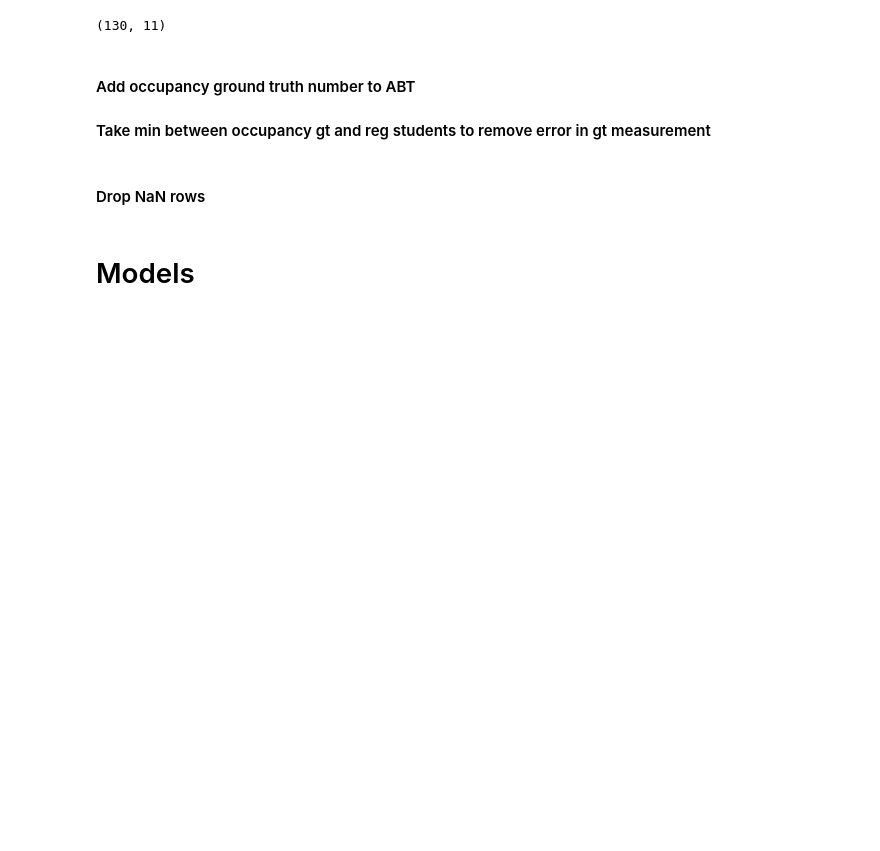
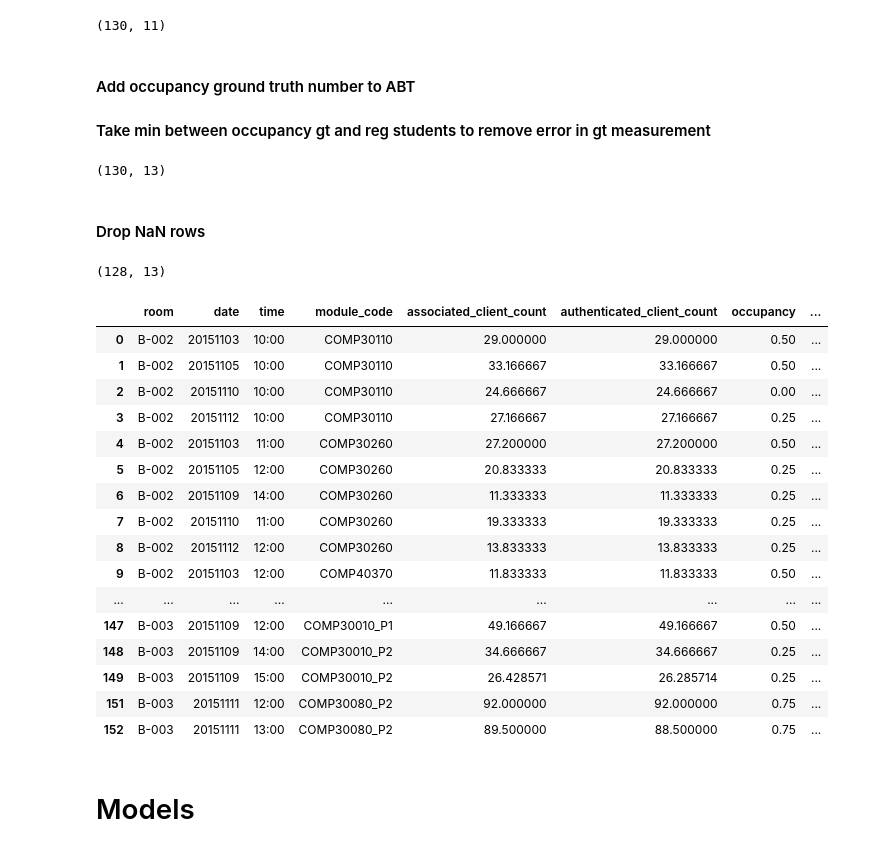
Before and after one commit to ConorSheehan1/ReSTimator_Team1100, a Jupyter notebook: app/project/Data_Ana_v2.ipynb, the cells around one changed output. Saved outputs shown, nothing was run; the diff lists cells and outputs as text; code cells hidden in the pictures; blank space fills up the shorter version.

```diff
--- a/app/project/Data_Ana_v2.ipynb
+++ b/app/project/Data_Ana_v2.ipynb
@@ -113,10 +111,36 @@ print(df_abt.shape)
 # %%
 df_abt["occupancy_number"] = df_abt["occupancy"] * df_abt["capacity"]
 df_abt["min_occ_reg"] = df_abt.loc[:, ['occupancy_number', 'reg_students']].min(axis=1)
+print(df_abt.shape)
+# %% [output]
+(130, 13)
 # %% [markdown]
 #### Drop NaN rows
 # %%
 df_abt = df_abt.dropna()
+print(df_abt.shape)
+# %% [output]
+(128, 13)
+# %%
+df_abt
+# %% [output]
+|  | room | date | time | module_code | associated_client_count | authenticated_client_count | occupancy | ... |
+| 0 | B-002 | 20151103 | 10:00 | COMP30110 | 29.000000 | 29.000000 | 0.50 | ... |
+| 1 | B-002 | 20151105 | 10:00 | COMP30110 | 33.166667 | 33.166667 | 0.50 | ... |
+| 2 | B-002 | 20151110 | 10:00 | COMP30110 | 24.666667 | 24.666667 | 0.00 | ... |
+| 3 | B-002 | 20151112 | 10:00 | COMP30110 | 27.166667 | 27.166667 | 0.25 | ... |
+| 4 | B-002 | 20151103 | 11:00 | COMP30260 | 27.200000 | 27.200000 | 0.50 | ... |
+| 5 | B-002 | 20151105 | 12:00 | COMP30260 | 20.833333 | 20.833333 | 0.25 | ... |
+| 6 | B-002 | 20151109 | 14:00 | COMP30260 | 11.333333 | 11.333333 | 0.25 | ... |
+| 7 | B-002 | 20151110 | 11:00 | COMP30260 | 19.333333 | 19.333333 | 0.25 | ... |
+| 8 | B-002 | 20151112 | 12:00 | COMP30260 | 13.833333 | 13.833333 | 0.25 | ... |
+| 9 | B-002 | 20151103 | 12:00 | COMP40370 | 11.833333 | 11.833333 | 0.50 | ... |
+| ... | ... | ... | ... | ... | ... | ... | ... | ... |
+| 147 | B-003 | 20151109 | 12:00 | COMP30010_P1 | 49.166667 | 49.166667 | 0.50 | ... |
+| 148 | B-003 | 20151109 | 14:00 | COMP30010_P2 | 34.666667 | 34.666667 | 0.25 | ... |
+| 149 | B-003 | 20151109 | 15:00 | COMP30010_P2 | 26.428571 | 26.285714 | 0.25 | ... |
+| 151 | B-003 | 20151111 | 12:00 | COMP30080_P2 | 92.000000 | 92.000000 | 0.75 | ... |
+| 152 | B-003 | 20151111 | 13:00 | COMP30080_P2 | 89.500000 | 88.500000 | 0.75 | ... |
 # %% [markdown]
 # Models
 # %% [markdown]
```
Also changed, not shown: parts of 30 cells of this notebook, 11 other files.
